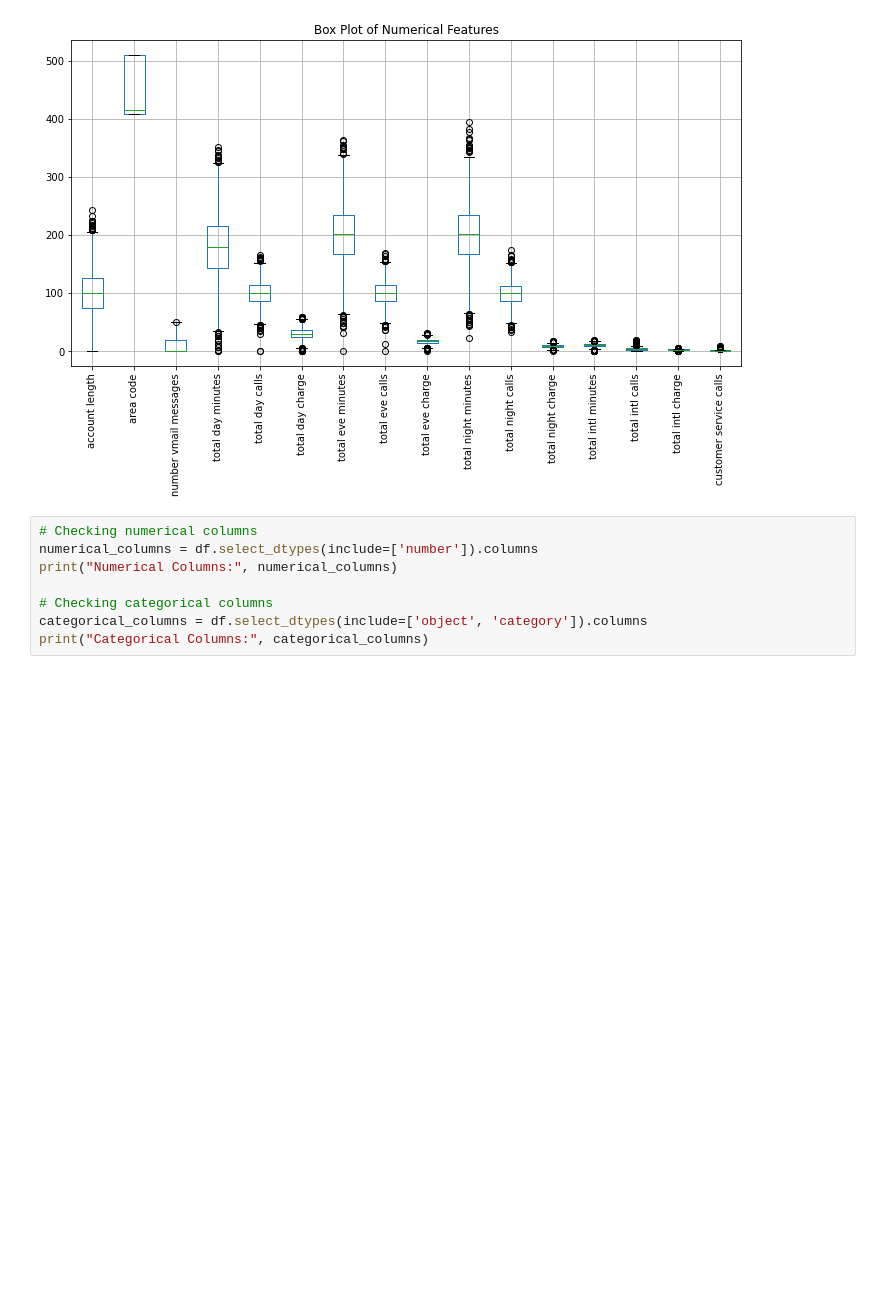
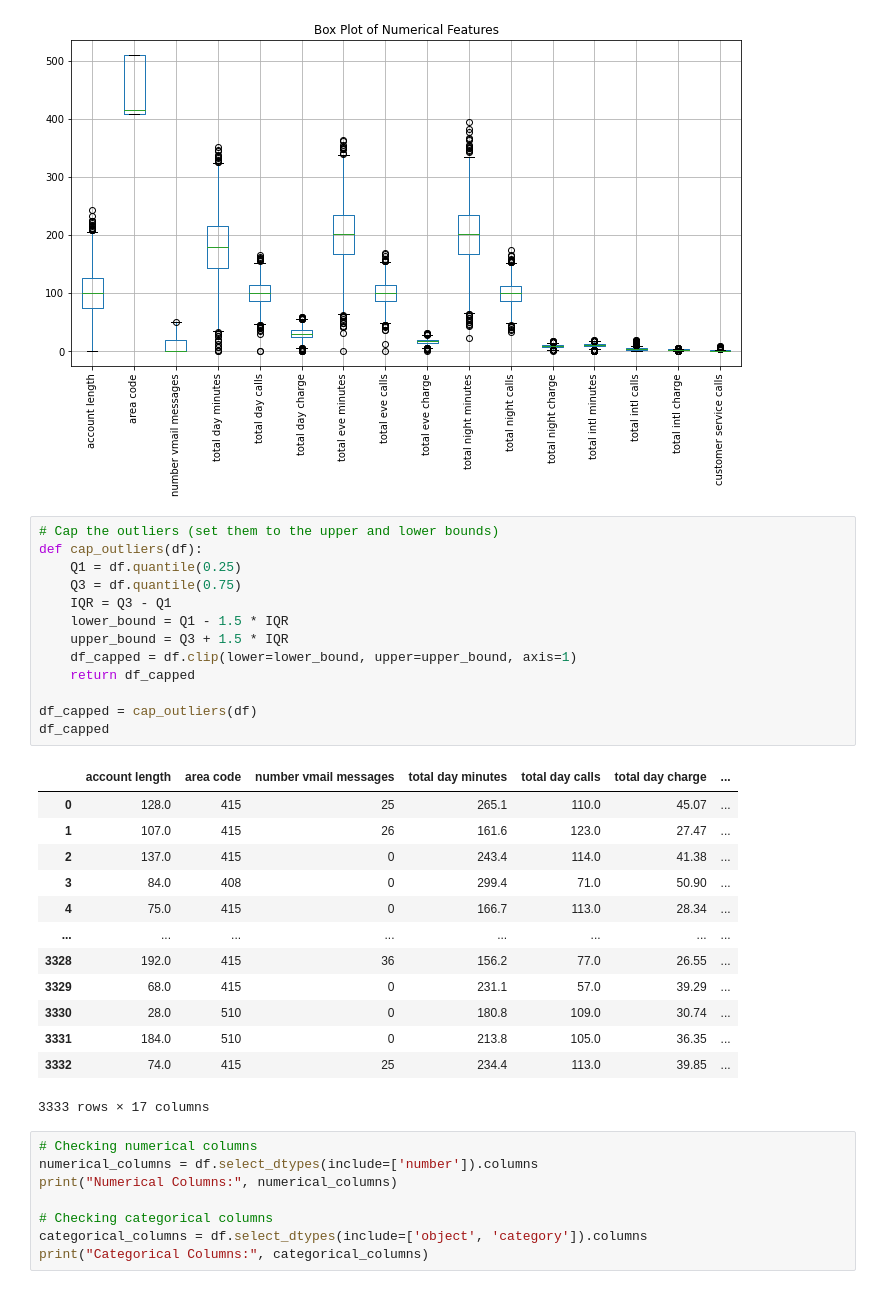
Before and after one commit to AngelaKalelwa/syriatel-customer-churn, a Jupyter notebook: notebook.ipynb, the cells around one changed output. Saved outputs shown, nothing was run; the diff lists cells and outputs as text; blank space fills up the shorter version.

```diff
--- a/notebook.ipynb
+++ b/notebook.ipynb
@@ -479,6 +485,33 @@ plt.title('Box Plot of Numerical Features')
 plt.show()
 # %% [output]
 [figure]
+# %%
+# Cap the outliers (set them to the upper and lower bounds)
+def cap_outliers(df):
+    Q1 = df.quantile(0.25)
+    Q3 = df.quantile(0.75)
+    IQR = Q3 - Q1
+    lower_bound = Q1 - 1.5 * IQR
+    upper_bound = Q3 + 1.5 * IQR
+    df_capped = df.clip(lower=lower_bound, upper=upper_bound, axis=1)
+    return df_capped
+
+df_capped = cap_outliers(df)
+df_capped
+# %% [output]
+|  | account length | area code | number vmail messages | total day minutes | total day calls | total day charge | ... |
+| 0 | 128.0 | 415 | 25 | 265.1 | 110.0 | 45.07 | ... |
+| 1 | 107.0 | 415 | 26 | 161.6 | 123.0 | 27.47 | ... |
+| 2 | 137.0 | 415 | 0 | 243.4 | 114.0 | 41.38 | ... |
+| 3 | 84.0 | 408 | 0 | 299.4 | 71.0 | 50.90 | ... |
+| 4 | 75.0 | 415 | 0 | 166.7 | 113.0 | 28.34 | ... |
+| ... | ... | ... | ... | ... | ... | ... | ... |
+| 3328 | 192.0 | 415 | 36 | 156.2 | 77.0 | 26.55 | ... |
+| 3329 | 68.0 | 415 | 0 | 231.1 | 57.0 | 39.29 | ... |
+| 3330 | 28.0 | 510 | 0 | 180.8 | 109.0 | 30.74 | ... |
+| 3331 | 184.0 | 510 | 0 | 213.8 | 105.0 | 36.35 | ... |
+| 3332 | 74.0 | 415 | 25 | 234.4 | 113.0 | 39.85 | ... |
+3333 rows × 17 columns
 # %%
 # Checking numerical columns
 numerical_columns = df.select_dtypes(include=['number']).columns
```
Also changed, not shown: parts of 9 cells of this notebook, 1 other file.
